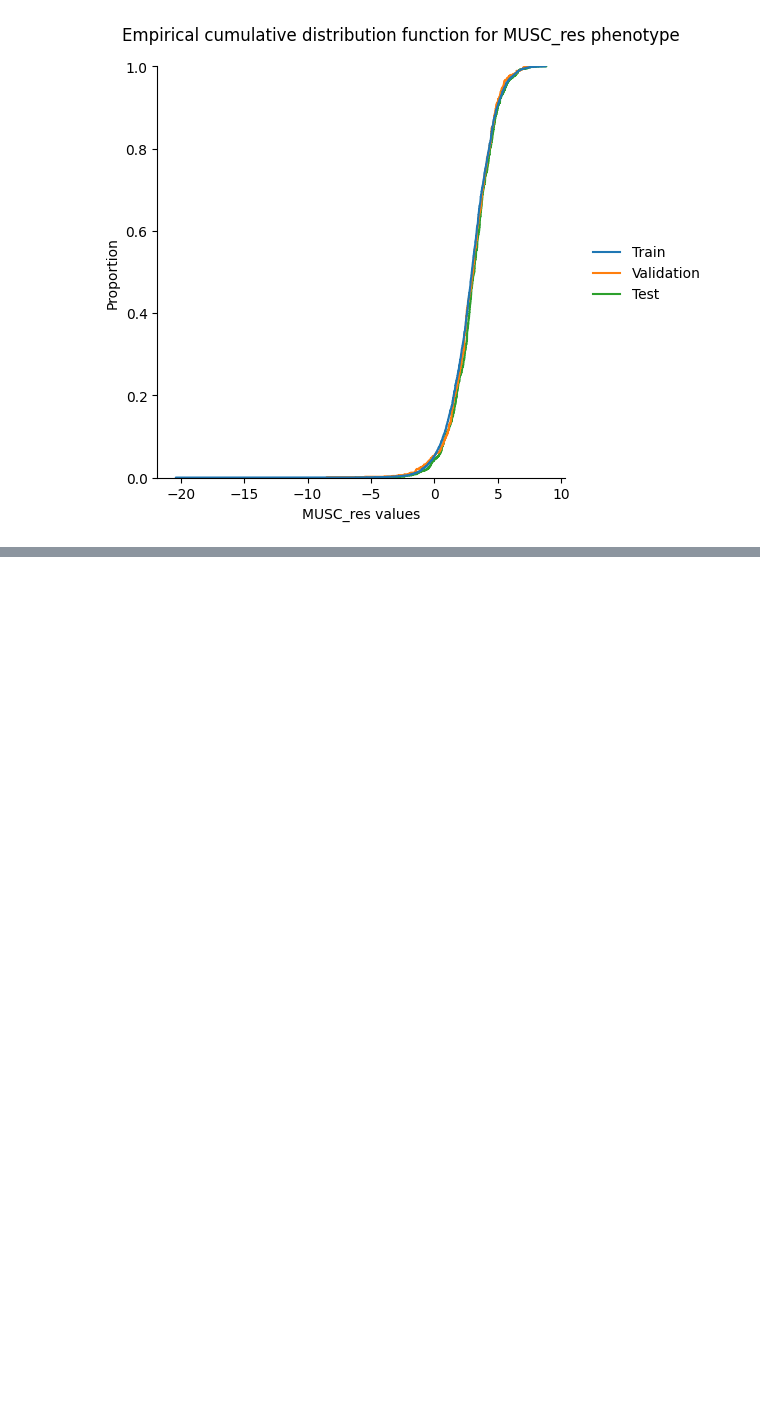
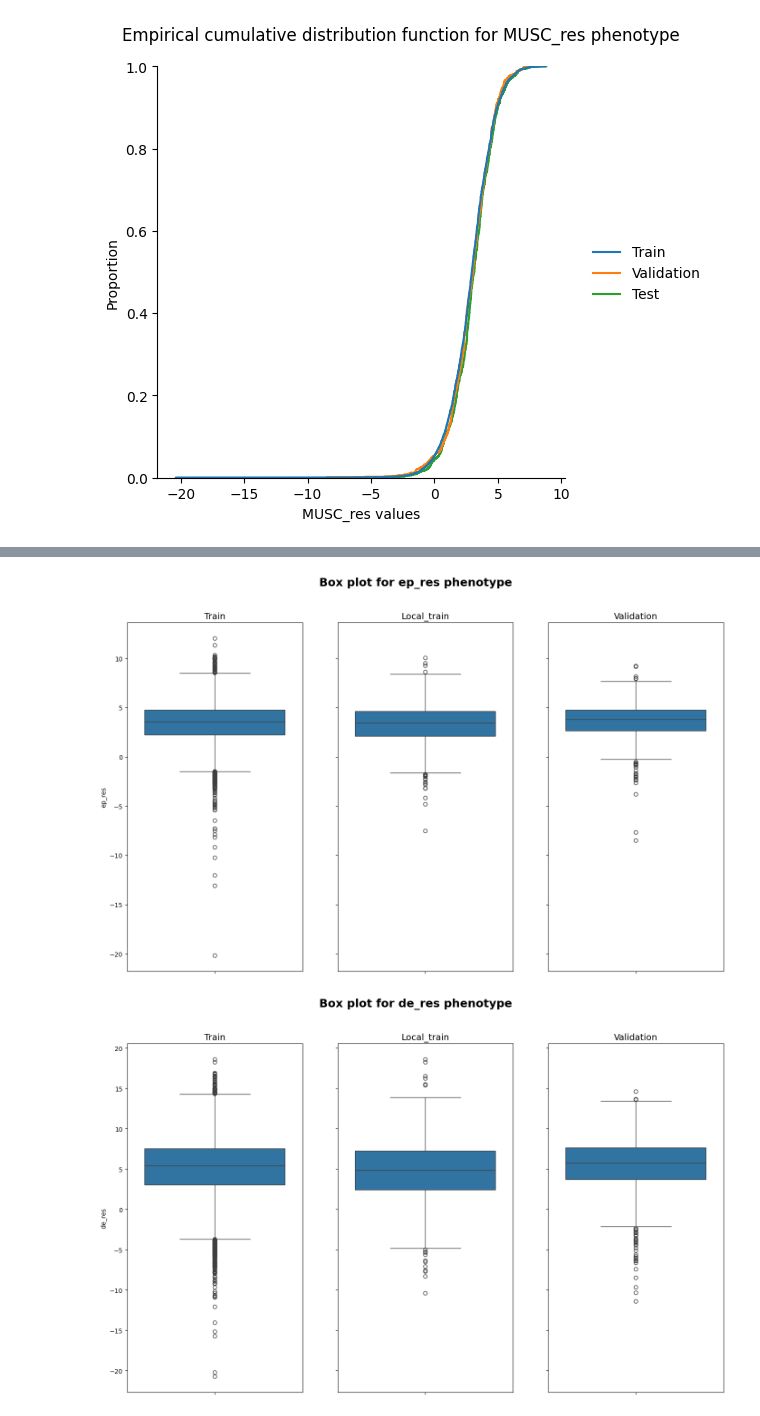
Before and after one commit to Florent-Hervers/master-thesis-code, a Jupyter notebook: Analysis notebooks/data_analysis.ipynb, the cells around one changed output, grey strips where cells are left out. Saved outputs shown, nothing was run; the diff lists cells and outputs as text; code cells hidden in the pictures; blank space fills up the shorter version.

```diff
--- a/Analysis notebooks/data_analysis.ipynb
+++ b/Analysis notebooks/data_analysis.ipynb
@@ -146,0 +151,10 @@ for pheno in train_dataset.phenotypes.keys():
+# %%
+local_train_dataset = SNPmarkersDataset(mode="local_train", dir_path="../../Data")
+local_train_phenotypes_df = pd.DataFrame.from_dict(local_train_dataset.phenotypes)
+# %%
+for pheno in train_dataset.phenotypes.keys():
+    print(f"Two samples ks test for {pheno} : ")
+    print(f"Local_train-Train p value: {kstest(local_train_phenotypes_df[pheno].dropna(), train_phenotypes_df[pheno].dropna()).pvalue}")
+    print(f"Local_train-Validation p value: {kstest(local_train_phenotypes_df[pheno].dropna(), validation_phenotypes_df[pheno].dropna()).pvalue}")
+    print(f"Local_train-Test p value: {kstest(local_train_phenotypes_df[pheno].dropna(), test_phenotypes_df[pheno].dropna()).pvalue}")
+    print("--------------------------------------------------------------------------------------------------------------------")
@@ -146,0 +179,13 @@ for pheno in train_dataset.phenotypes.keys():
+# %%
+for pheno in train_dataset.phenotypes.keys():
+    fig, axs = plt.subplots(1,3, sharey = True, figsize=(17 , 10))
+    fig.suptitle(f"Box plot for {pheno} phenotype", font={"weight": "bold" ,"size": 18})
+    axs[0].set_title("Train", fontsize = 14)
+    axs[1].set_title("Local_train", fontsize = 14)
+    axs[2].set_title("Validation", fontsize = 14)
+    sns.boxplot(train_phenotypes_df[pheno], ax = axs[0])
+    sns.boxplot(local_train_phenotypes_df[pheno], ax = axs[1])
+    sns.boxplot(validation_phenotypes_df[pheno], ax = axs[2])
+# %% [output]
+[figure, added]
+[figure, added]
```
Also changed, not shown: parts of 3 cells of this notebook.
